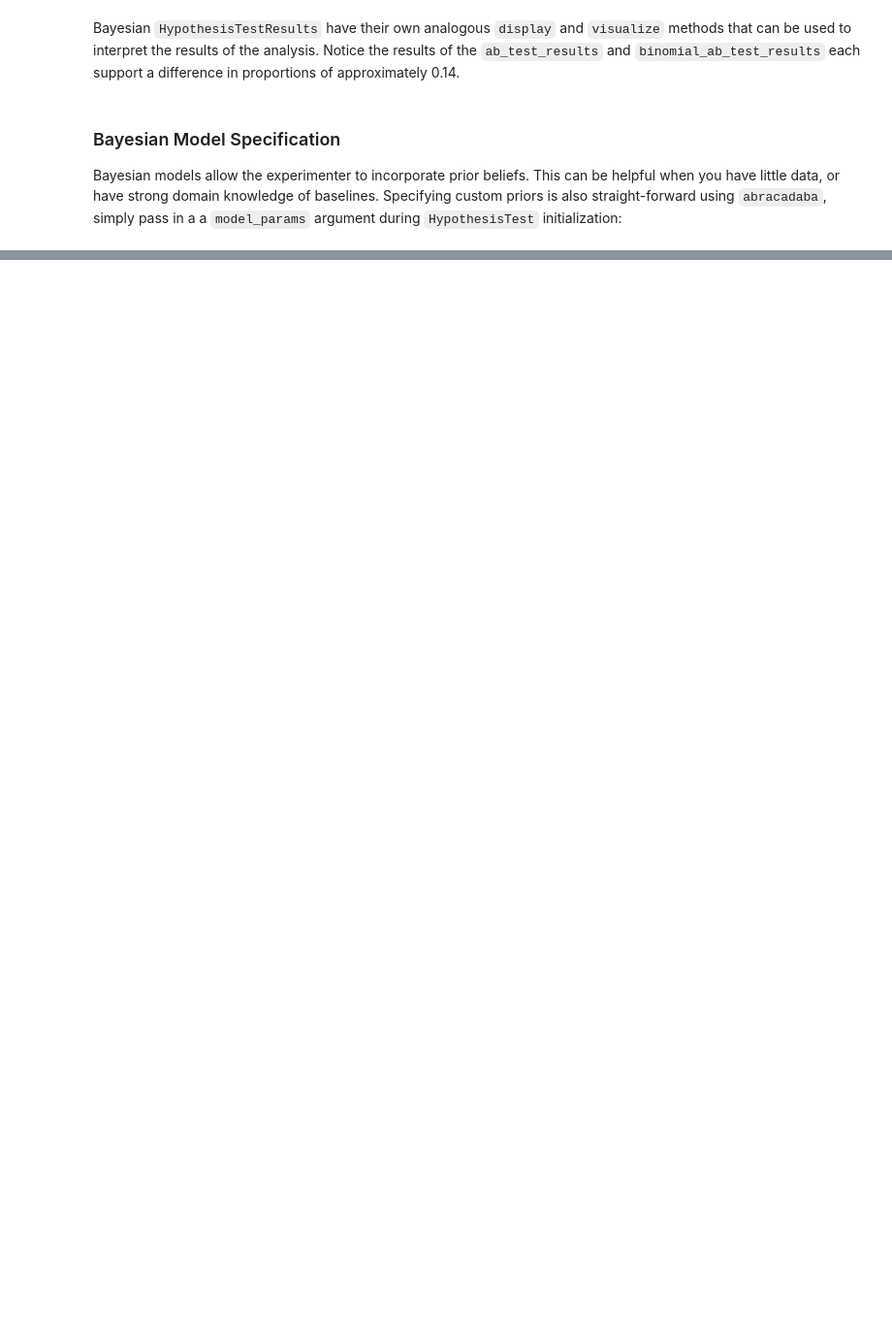
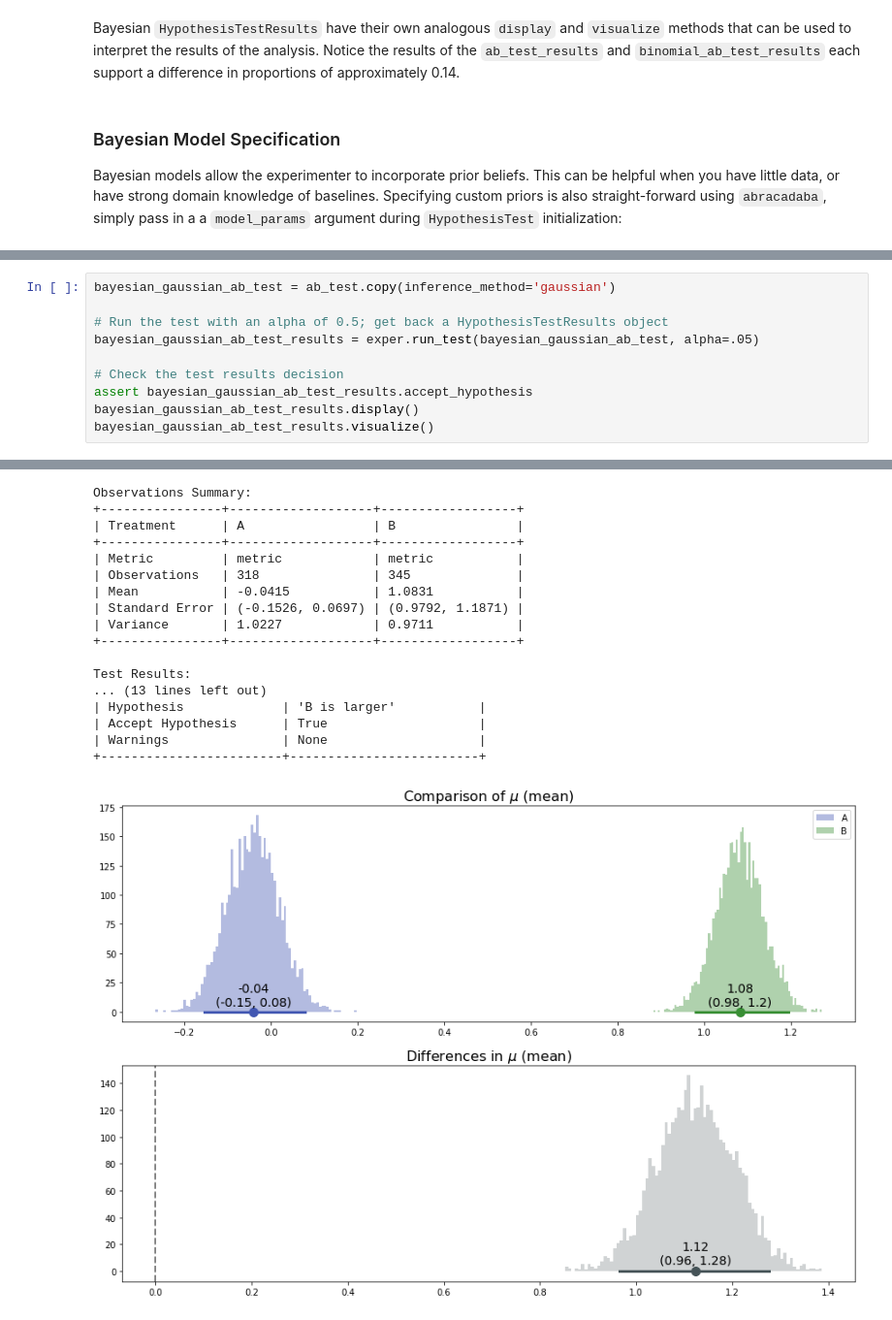
Before and after one commit to quizlet/abracadabra, a Jupyter notebook: docs/abracadabra_basics.ipynb, the cells around one changed output, grey strips where cells are left out. Shown: that part at 97% size. Drawn from its saved outputs; the diff is of its cells as text; blank space fills up the shorter version.

```diff
--- a/docs/abracadabra_basics.ipynb
+++ b/docs/abracadabra_basics.ipynb
@@ -363,0 +434,11 @@ Test Results:
+# %%
+bayesian_gaussian_ab_test = ab_test.copy(inference_method='gaussian')
+
+# Run the test with an alpha of 0.5; get back a HypothesisTestResults object
+bayesian_gaussian_ab_test_results = exper.run_test(bayesian_gaussian_ab_test, alpha=.05)
+
+# Check the test results decision
+assert bayesian_gaussian_ab_test_results.accept_hypothesis
+bayesian_gaussian_ab_test_results.display()
+bayesian_gaussian_ab_test_results.visualize()
+# %% [output]
@@ -363,0 +446,18 @@ Test Results:
+Observations Summary:
++----------------+-------------------+------------------+
+| Treatment      | A                 | B                |
++----------------+-------------------+------------------+
+| Metric         | metric            | metric           |
+| Observations   | 318               | 345              |
+| Mean           | -0.0415           | 1.0831           |
+| Standard Error | (-0.1526, 0.0697) | (0.9792, 1.1871) |
+| Variance       | 1.0227            | 0.9711           |
++----------------+-------------------+------------------+
+
+Test Results:
+... (13 lines left out)
+| Hypothesis             | 'B is larger'           |
+| Accept Hypothesis      | True                    |
+| Warnings               | None                    |
++------------------------+-------------------------+
+[figure, added]
```
Also changed, not shown: parts of 26 cells of this notebook.
